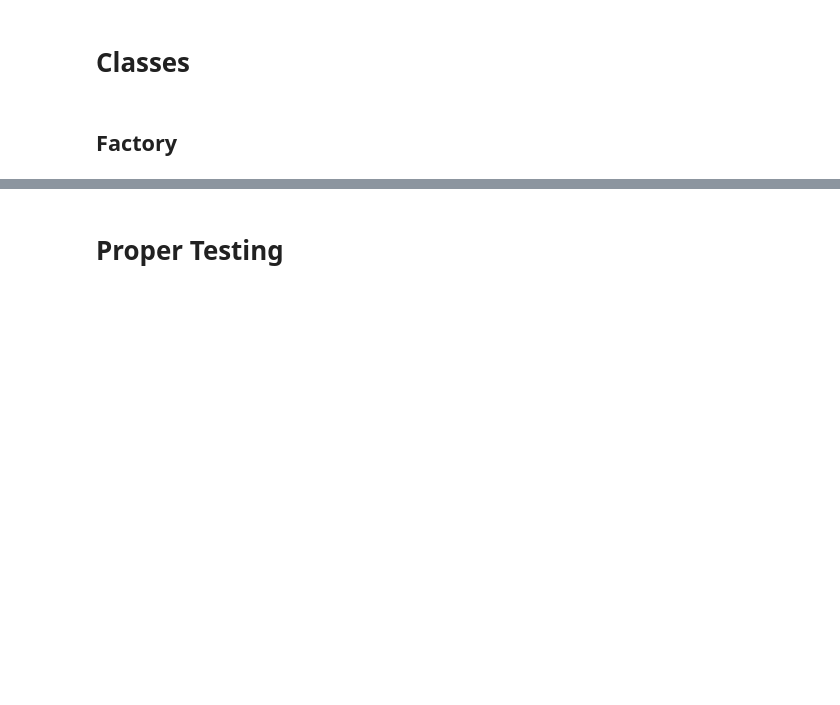
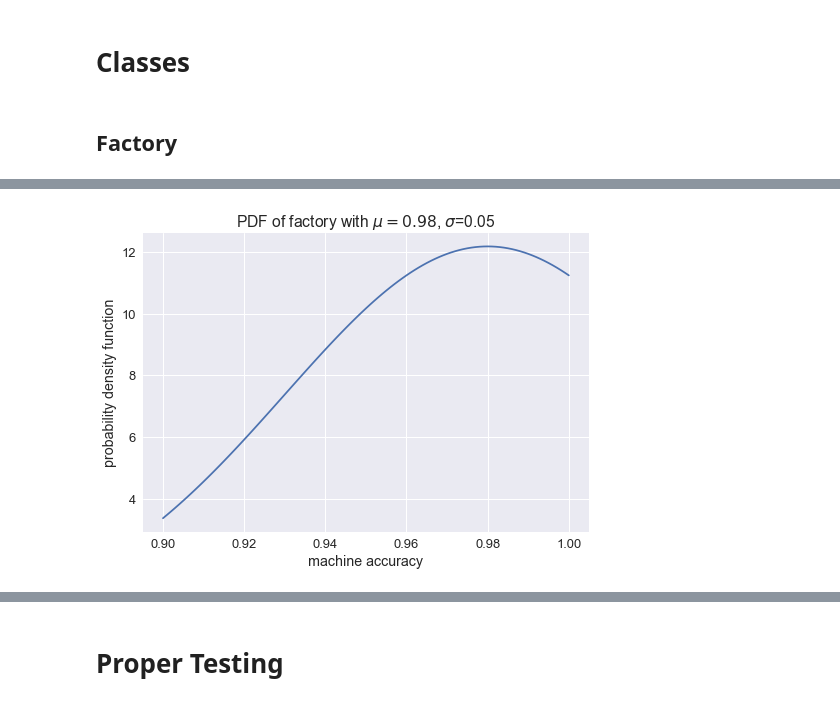
Before and after one commit to Yvee1/kans-modeling, a Jupyter notebook: solar.ipynb, the cells around one changed output, grey strips where cells are left out. Saved outputs shown, nothing was run; the diff lists cells and outputs as text; code cells hidden in the pictures; blank space fills up the shorter version.

```diff
--- a/solar.ipynb
+++ b/solar.ipynb
@@ -331,0 +364,4 @@ plt.show()
+# %%
+f.plot(np.arange(0.9, 1.001, 0.001))
+# %% [output]
+[figure, added]
```
Also changed, not shown: parts of 20 cells of this notebook.
